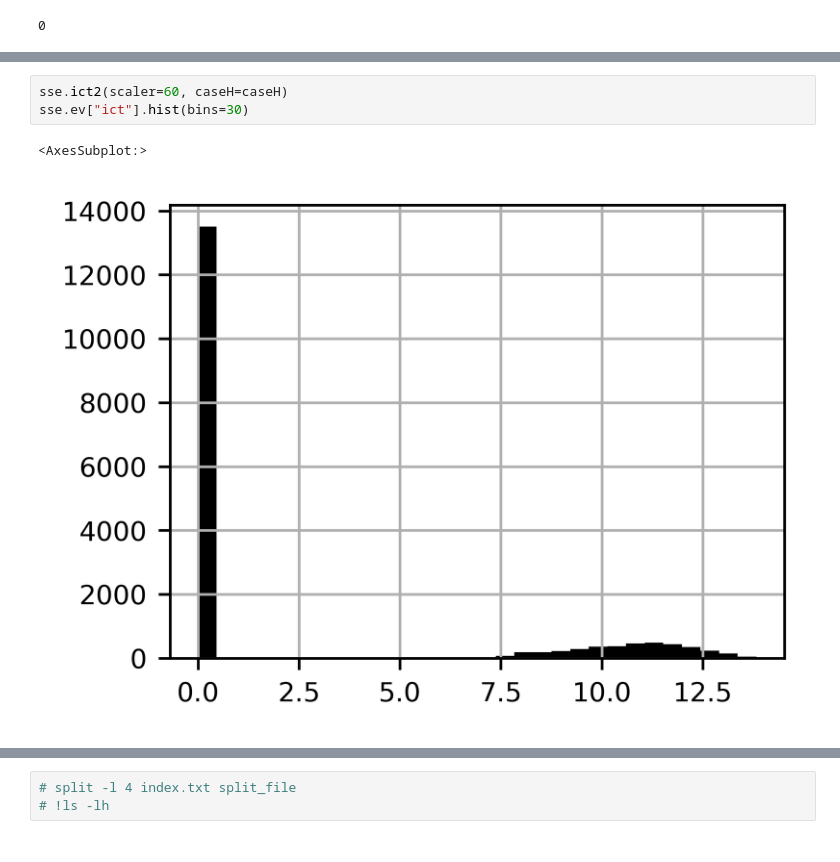
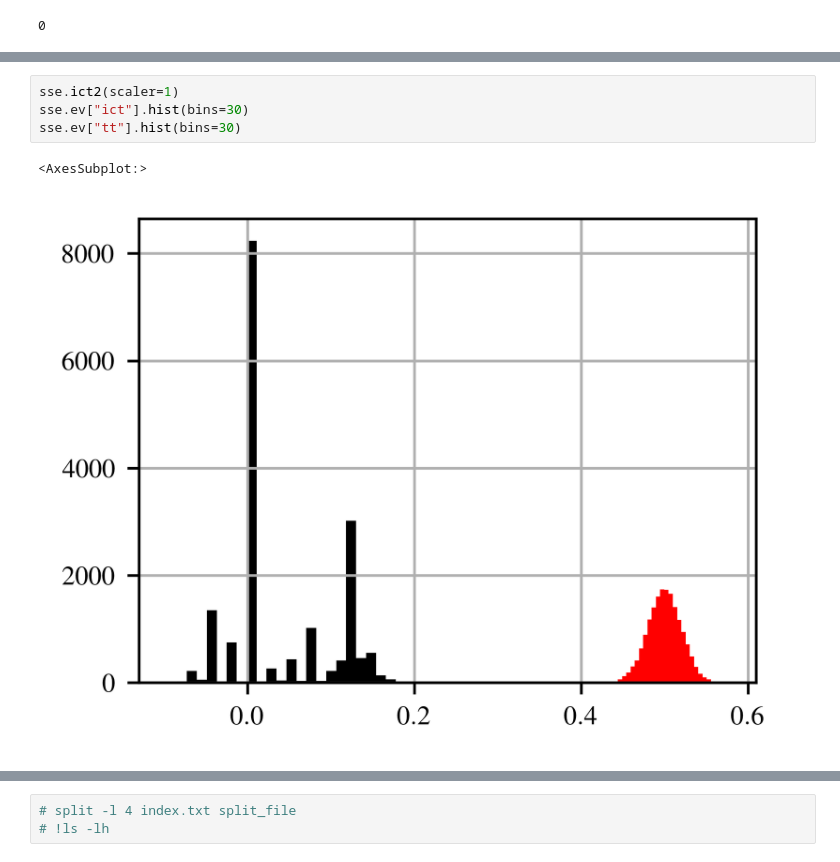
Before and after one commit to jinningwang/andes, a Jupyter notebook: jwang/notes/cosim_ev_F2_ict_test.ipynb, the cells around one changed output, grey strips where cells are left out. Cells and saved outputs as stored; diff of their text form.

```diff
--- a/jwang/notes/cosim_ev_F2_ict_test.ipynb
+++ b/jwang/notes/cosim_ev_F2_ict_test.ipynb
@@ -234,6 +234,7 @@ sse.ev["tt"].hist(bins=30)
 # %%
-sse.ict2(scaler=60, caseH=caseH)
+sse.ict2(scaler=1)
 sse.ev["ict"].hist(bins=30)
+sse.ev["tt"].hist(bins=30)
 # %% [output]
 <AxesSubplot:>
-[figure, old version]
+[figure, new version]
```
Also changed, not shown: parts of 9 cells of this notebook, 15 other files.
